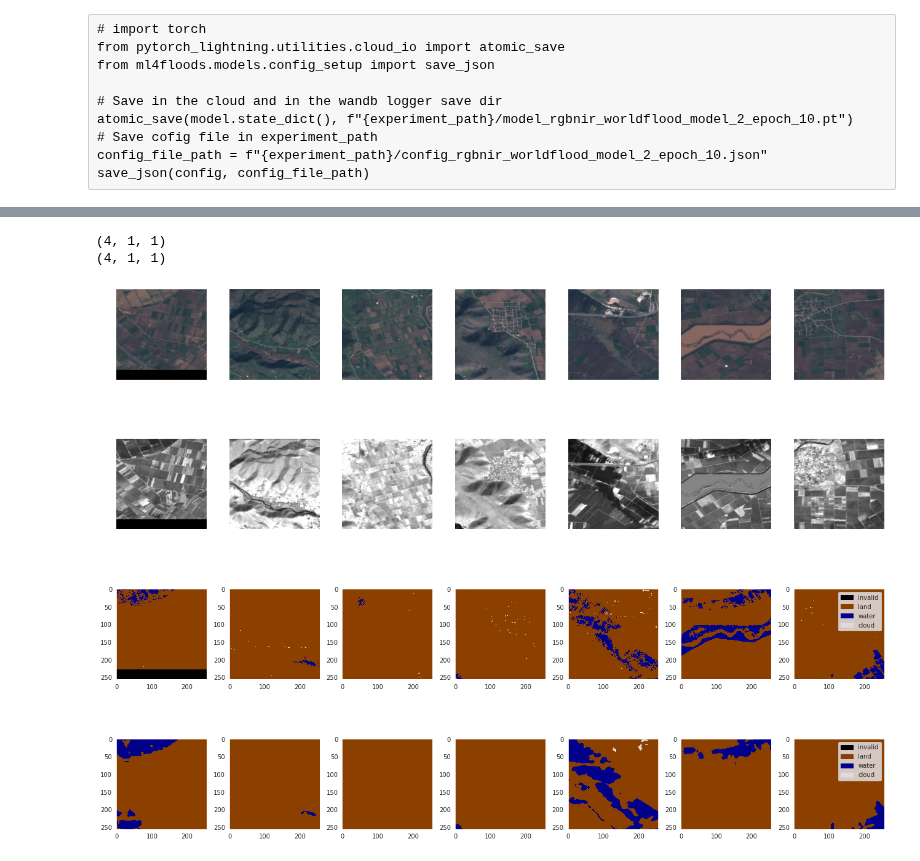
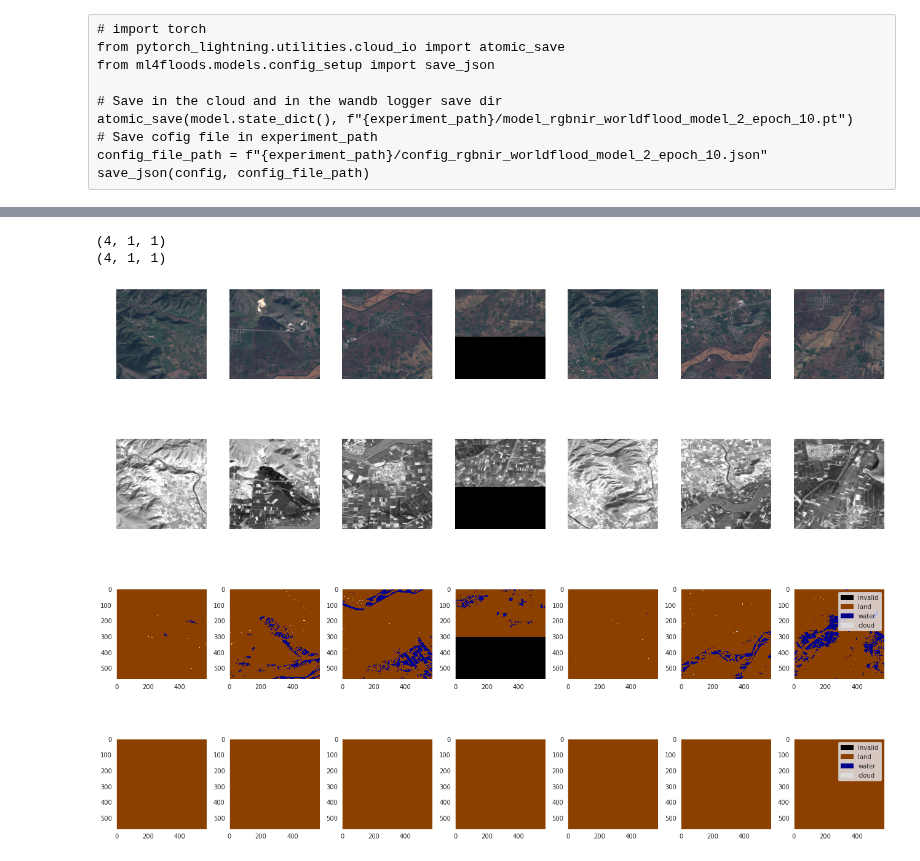
Before and after one commit to trongan93/swrnet, a Jupyter notebook: flooding_transfer_learning-rgb_ir.ipynb, the cells around one changed output, grey strips where cells are left out. Saved outputs shown, nothing was run; the diff lists cells and outputs as text; code cells hidden in the pictures.

Commit message:
update Res2UNET loss and structure

```diff
--- a/flooding_transfer_learning-rgb_ir.ipynb
+++ b/flooding_transfer_learning-rgb_ir.ipynb
@@ -85,11 +85,12 @@ config.model_params
 
 from ml4floods.models.dataset_setup import get_dataset
 
-config.data_params.batch_size = 128 # control this depending on the space on your GPU!
+config.data_params.batch_size = 8 # control this depending on the space on your GPU!
 config.data_params.loader_type = 'local'
 config.data_params.path_to_splits = "/mnt/d/Flooding/worldfloods_v1_0" # local folder to download the data
 config.data_params.train_test_split_file = "/mnt/d/Flooding/train_test_split_local.json"
-
+config.data_params.window_size = [572,572]
+config.model_params.hyperparameters.max_tile_size = 572
 config.data_params["download"] = {"train": True, "val": True, "test": True} # download only test data
 # config.data_params.train_test_split_file = "2_PROD/2_Mart/worldfloods_v1_0/train_test_split.json" # use this to train with all the data
 config.data_params.num_workers = 4
@@ -198,8 +199,8 @@ config.model_params.model_folder = "train_models"
 os.makedirs("train_models", exist_ok=True)
 config.model_params.test = False
 config.model_params.train = True
-config.model_params.hyperparameters.model_type = "unet" # Currently implemented: simplecnn, unet, linear
-config.model_params.hyperparameters.metric_monitor = 'val_iou_loss' #IoU Loss
+config.model_params.hyperparameters.model_type = "res2_attunet" # Currently implemented: simplecnn, unet, linear, res2_unet, res2_attunet, res2_simunet, attunet
+config.model_params.hyperparameters.metric_monitor = 'val_focal_loss' #IoU Loss
 # config.model_params.hyperparameters.num_channels = 3
 # %%
 import copy
@@ -287,13 +267,13 @@ checkpoint_callback = ModelCheckpoint(
     dirpath=f"{experiment_path}/checkpoint",
     save_top_k=True,
     verbose=True,
-    monitor='val_iou_loss',
+    monitor='val_focal_loss',
     mode='min',
 #     prefix=''
 )
 
 early_stop_callback = EarlyStopping(
-    monitor='val_iou_loss',
+    monitor='val_focal_loss',
     patience=10,
     strict=False,
     verbose=False,
@@ -311,9 +291,9 @@ The trained model will be stored in train_models/training_flooding_bgri
 # %%
 from pytorch_lightning import Trainer
 
-config.gpus = 4 # which gpu to use
+config.gpus = 8 # which gpu to use
 # config.gpus = None # to not use GPU
-config.model_params.hyperparameters.max_epochs = 40 # train for maximum 4 epochs
+config.model_params.hyperparameters.max_epochs = 10 # train for maximum 4 epochs
 
 trainer = Trainer(
     fast_dev_run=False,
@@ -515,18 +498,18 @@ Shape of prediction: torch.Size([128, 256, 256])
 # %%
-n_image_start=7
-n_images=14
+n_image_start=0
+n_images=7
 count=int(n_images-n_image_start)
 fig, axs = plt.subplots(4, count, figsize=(18,14),tight_layout=True)
 importlib.reload(flooding_model)
 flooding_model.plot_batch(batch_val["image"][n_image_start:n_images],channel_configuration="bgri",axs=axs[0],max_clip_val=3500.)
 flooding_model.plot_batch(batch_val["image"][n_image_start:n_images],channel_configuration="bgri",bands_show=["B8","B8", "B8"],axs=axs[1],max_clip_val=3500.)
 # flooding_model.plot_batch(batch_val["image"][:n_images],bands_show=["B11","B8", "B4"],axs=axs[1],max_clip_val=4500.)
 flooding_model.plot_batch_output_v1(batch_val["mask"][n_image_start:n_images, 0],axs=axs[2], show_axis=True)
 flooding_model.plot_batch_output_v1(prediction[n_image_start:n_images] + 1,axs=axs[3], show_axis=True)
 
 for ax in axs.ravel():
     ax.grid(False)
 # %% [output]
 (4, 1, 1)
 (4, 1, 1)
-[figure, old version]
+[figure, new version]
```
Also changed, not shown: parts of 15 cells of this notebook, 4 other files.
